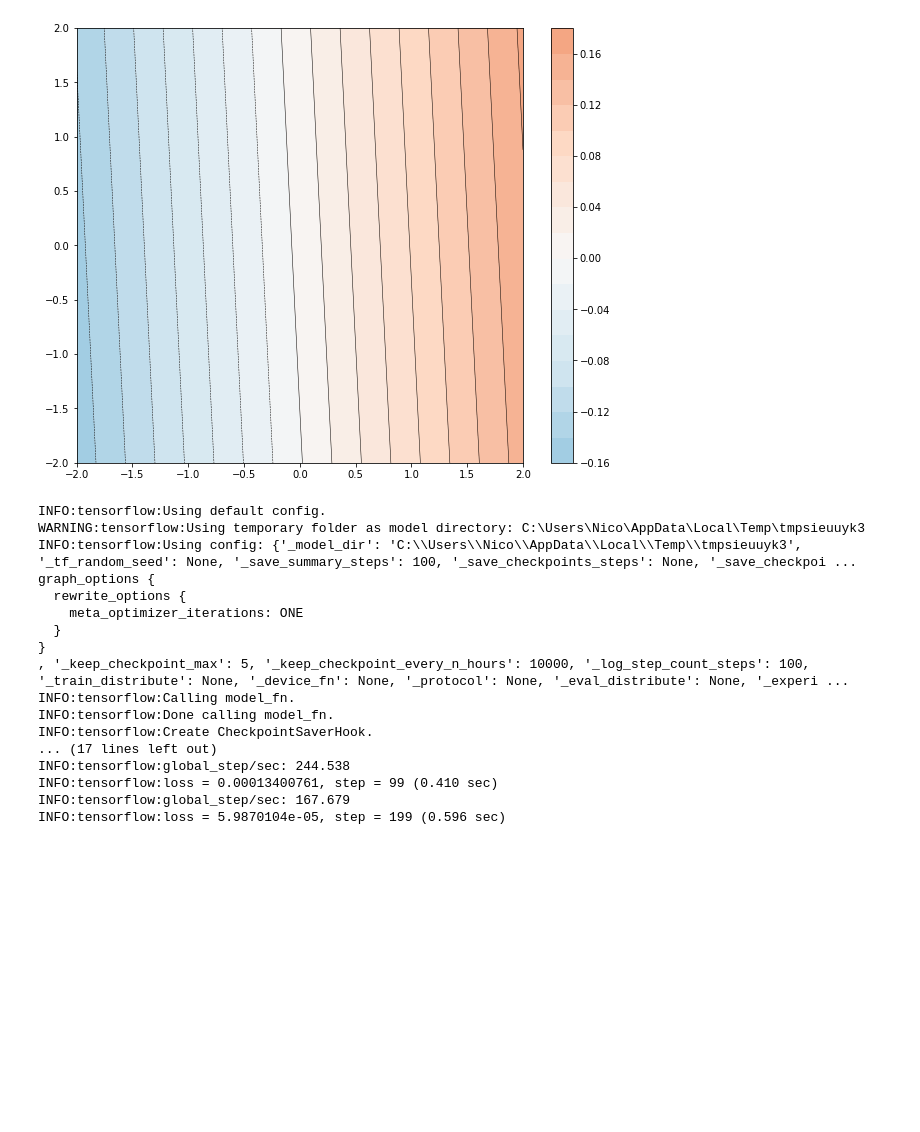
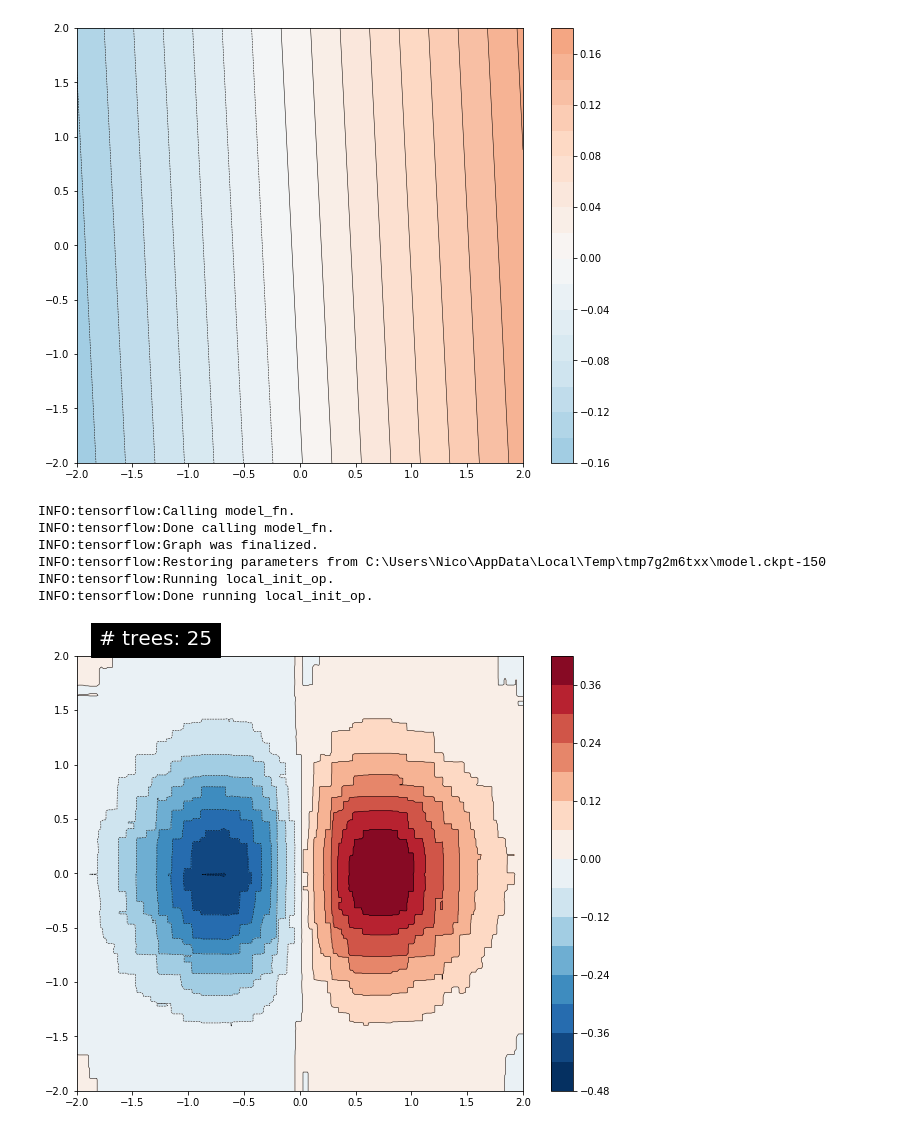
Before and after one commit to DerNiccoo/TensorFlow-training, a Jupyter notebook: 2.1 Estimator.ipynb, the cells around one changed output. Drawn from its saved outputs; the diff is of its cells as text; code cells hidden in the pictures; blank space fills up the shorter version.

Commit message:
Keras Model to Estimator

```diff
--- a/2.1 Estimator.ipynb
+++ b/2.1 Estimator.ipynb
@@ -934,29 +934,19 @@ INFO:tensorflow:Done running local_init_op.
 # %%
 #2 Boosted Tree
 
-n_trees = 80
+n_trees = 25
 
 est = tf.estimator.BoostedTreesRegressor(fc, n_batches_per_layer=1, n_trees=n_trees)
 est.train(train_input_fn, max_steps=500)
 clear_output()
 plot_contour(xi, yi, predict(est))
 plt.text(-1.8, 2.1, '# trees: {}'.format(n_trees), color='w', backgroundcolor='black', size=20)
 plt.show()
 # %% [output]
-INFO:tensorflow:Using default config.
-WARNING:tensorflow:Using temporary folder as model directory: C:\Users\Nico\AppData\Local\Temp\tmpsieuuyk3
-INFO:tensorflow:Using config: {'_model_dir': 'C:\\Users\\Nico\\AppData\\Local\\Temp\\tmpsieuuyk3', '_tf_random_seed': None, '_save_summary_steps': 100, '_save_checkpoints_steps': None, '_save_checkpoi ...
-graph_options {
-  rewrite_options {
-    meta_optimizer_iterations: ONE
-  }
-}
-, '_keep_checkpoint_max': 5, '_keep_checkpoint_every_n_hours': 10000, '_log_step_count_steps': 100, '_train_distribute': None, '_device_fn': None, '_protocol': None, '_eval_distribute': None, '_experi ...
 INFO:tensorflow:Calling model_fn.
 INFO:tensorflow:Done calling model_fn.
-INFO:tensorflow:Create CheckpointSaverHook.
-... (17 lines left out)
-INFO:tensorflow:global_step/sec: 244.538
-INFO:tensorflow:loss = 0.00013400761, step = 99 (0.410 sec)
-INFO:tensorflow:global_step/sec: 167.679
-INFO:tensorflow:loss = 5.9870104e-05, step = 199 (0.596 sec)
+INFO:tensorflow:Graph was finalized.
+INFO:tensorflow:Restoring parameters from C:\Users\Nico\AppData\Local\Temp\tmp7g2m6txx\model.ckpt-150
+INFO:tensorflow:Running local_init_op.
+INFO:tensorflow:Done running local_init_op.
+[figure, added]
```
Also changed, not shown: parts of 7 cells of this notebook.
